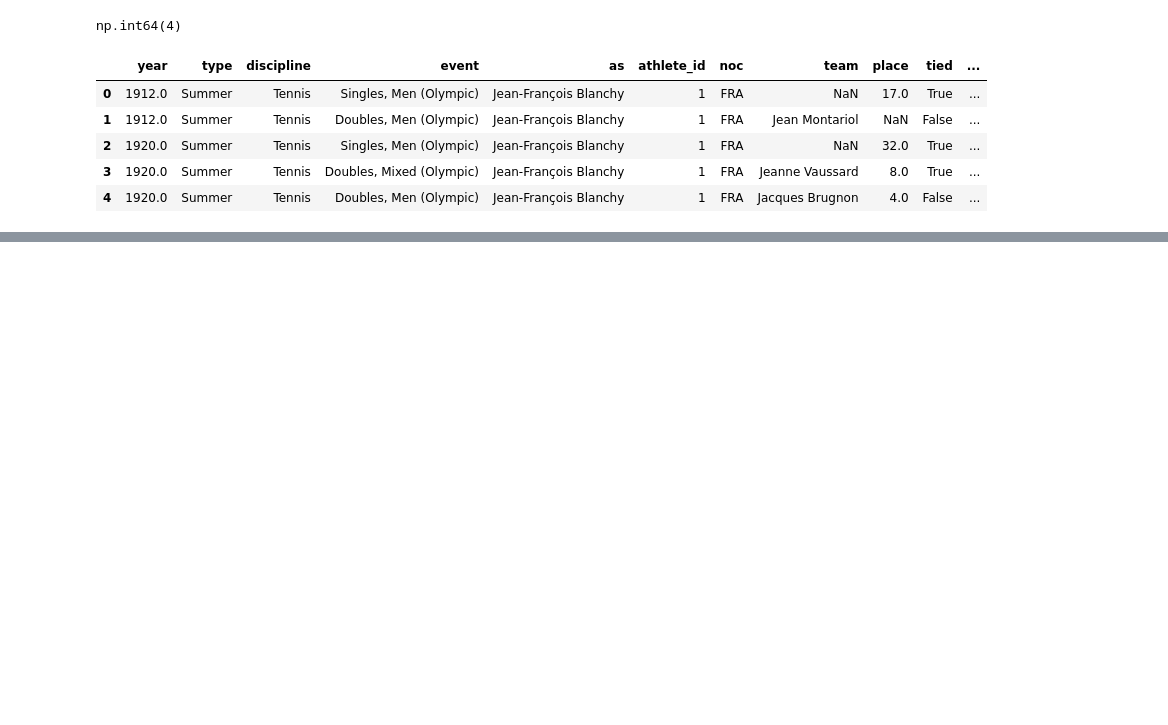
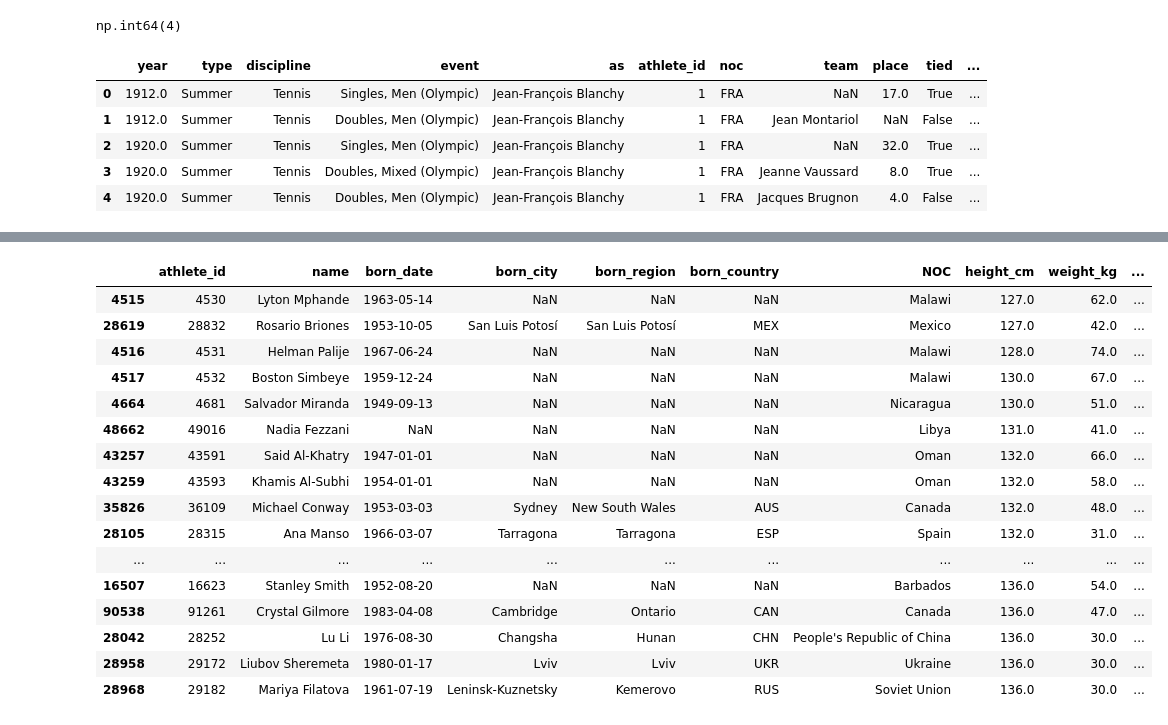
Before and after one commit to mus9090/pandas-practice, a Jupyter notebook: 01-basics.ipynb, the cells around one changed output, grey strips where cells are left out. Cells and saved outputs as stored; diff of their text form; code cells hidden in the pictures; blank space fills up the shorter version.

```diff
--- a/01-basics.ipynb
+++ b/01-basics.ipynb
@@ -103,0 +124,20 @@ results.head()
+# %%
+bios.sort_values(["height_cm", "weight_kg"],ascending=[1, 0]).head(20)
+# %% [output]
+|  | athlete_id | name | born_date | born_city | born_region | born_country | NOC | height_cm | weight_kg | ... |
+| 4515 | 4530 | Lyton Mphande | 1963-05-14 | NaN | NaN | NaN | Malawi | 127.0 | 62.0 | ... |
+| 28619 | 28832 | Rosario Briones | 1953-10-05 | San Luis Potosí | San Luis Potosí | MEX | Mexico | 127.0 | 42.0 | ... |
+| 4516 | 4531 | Helman Palije | 1967-06-24 | NaN | NaN | NaN | Malawi | 128.0 | 74.0 | ... |
+| 4517 | 4532 | Boston Simbeye | 1959-12-24 | NaN | NaN | NaN | Malawi | 130.0 | 67.0 | ... |
+| 4664 | 4681 | Salvador Miranda | 1949-09-13 | NaN | NaN | NaN | Nicaragua | 130.0 | 51.0 | ... |
+| 48662 | 49016 | Nadia Fezzani | NaN | NaN | NaN | NaN | Libya | 131.0 | 41.0 | ... |
+| 43257 | 43591 | Said Al-Khatry | 1947-01-01 | NaN | NaN | NaN | Oman | 132.0 | 66.0 | ... |
+| 43259 | 43593 | Khamis Al-Subhi | 1954-01-01 | NaN | NaN | NaN | Oman | 132.0 | 58.0 | ... |
+| 35826 | 36109 | Michael Conway | 1953-03-03 | Sydney | New South Wales | AUS | Canada | 132.0 | 48.0 | ... |
+| 28105 | 28315 | Ana Manso | 1966-03-07 | Tarragona | Tarragona | ESP | Spain | 132.0 | 31.0 | ... |
+| ... | ... | ... | ... | ... | ... | ... | ... | ... | ... | ... |
+| 16507 | 16623 | Stanley Smith | 1952-08-20 | NaN | NaN | NaN | Barbados | 136.0 | 54.0 | ... |
+| 90538 | 91261 | Crystal Gilmore | 1983-04-08 | Cambridge | Ontario | CAN | Canada | 136.0 | 47.0 | ... |
+| 28042 | 28252 | Lu Li | 1976-08-30 | Changsha | Hunan | CHN | People's Republic of China | 136.0 | 30.0 | ... |
+| 28958 | 29172 | Liubov Sheremeta | 1980-01-17 | Lviv | Lviv | UKR | Ukraine | 136.0 | 30.0 | ... |
+| 28968 | 29182 | Mariya Filatova | 1961-07-19 | Leninsk-Kuznetsky | Kemerovo | RUS | Soviet Union | 136.0 | 30.0 | ... |
```
Also changed, not shown: parts of 6 cells of this notebook.
